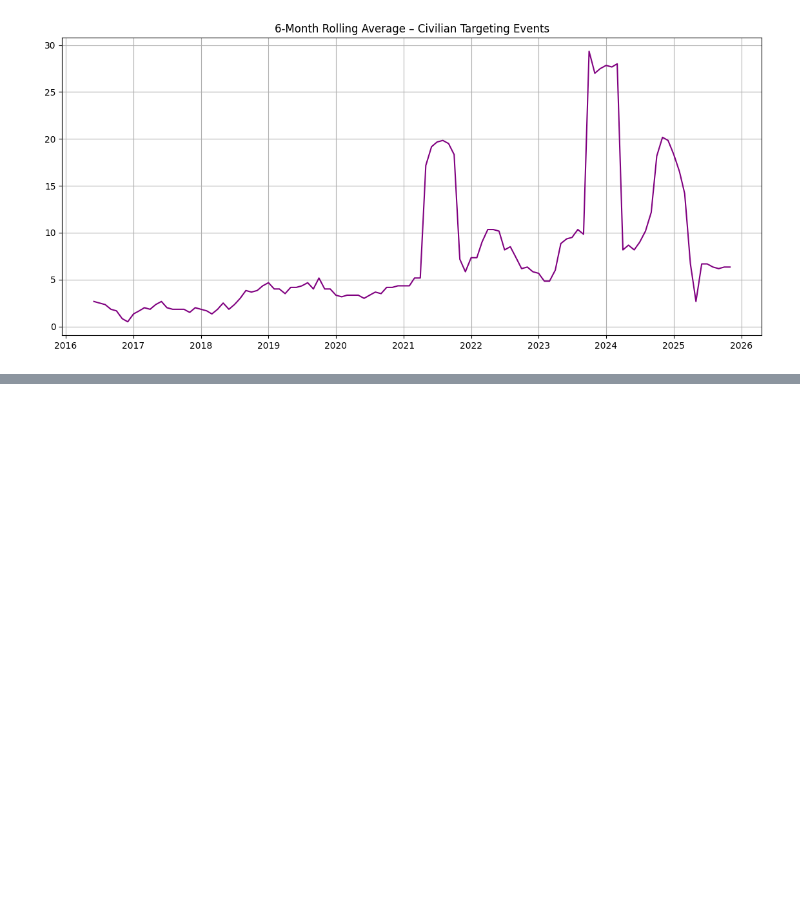
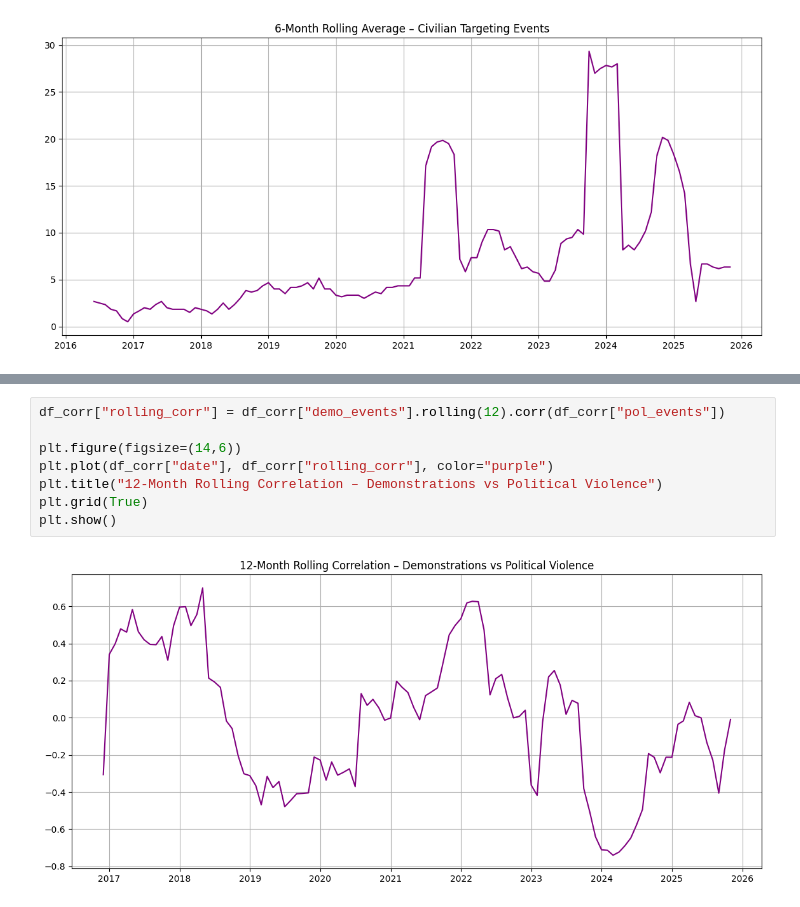
Before and after one commit to zvelegrakis/projects, a Jupyter notebook: projects/000_p1/notebooks/exploration.ipynb, the cells around one changed output, grey strips where cells are left out. Drawn from its saved outputs; the diff is of its cells as text; blank space fills up the shorter version.

```diff
--- a/projects/000_p1/notebooks/exploration.ipynb
+++ b/projects/000_p1/notebooks/exploration.ipynb
@@ -164,0 +245,10 @@ plt.show()
+# %%
+df_corr["rolling_corr"] = df_corr["demo_events"].rolling(12).corr(df_corr["pol_events"])
+
+plt.figure(figsize=(14,6))
+plt.plot(df_corr["date"], df_corr["rolling_corr"], color="purple")
+plt.title("12-Month Rolling Correlation – Demonstrations vs Political Violence")
+plt.grid(True)
+plt.show()
+# %% [output]
+[figure, added]
```
Also changed, not shown: parts of 12 cells of this notebook, 1 other file.
